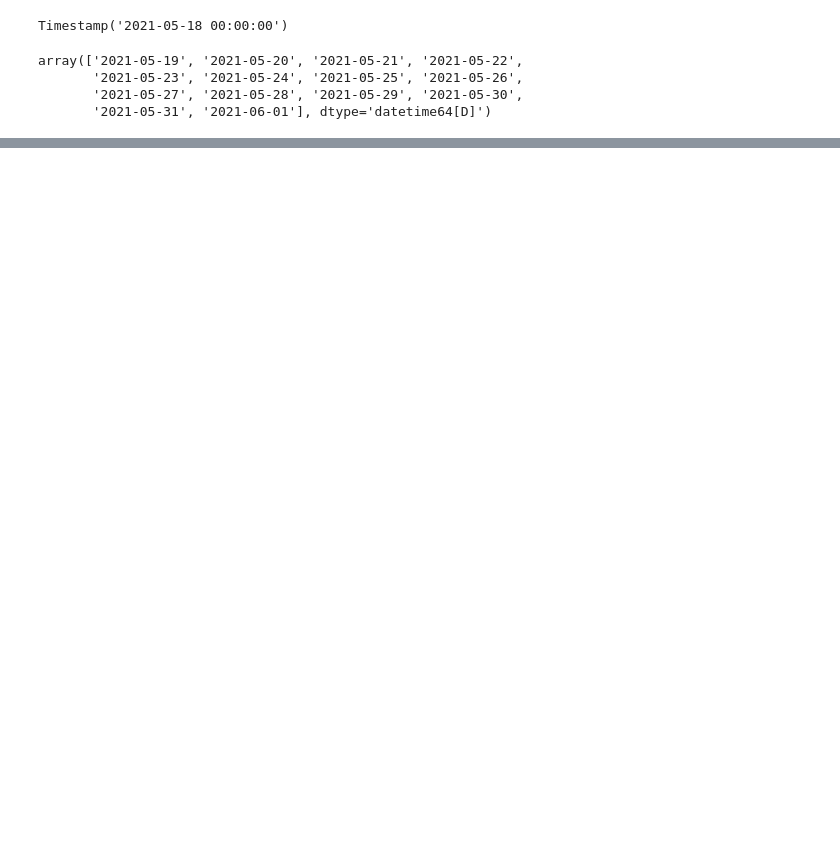
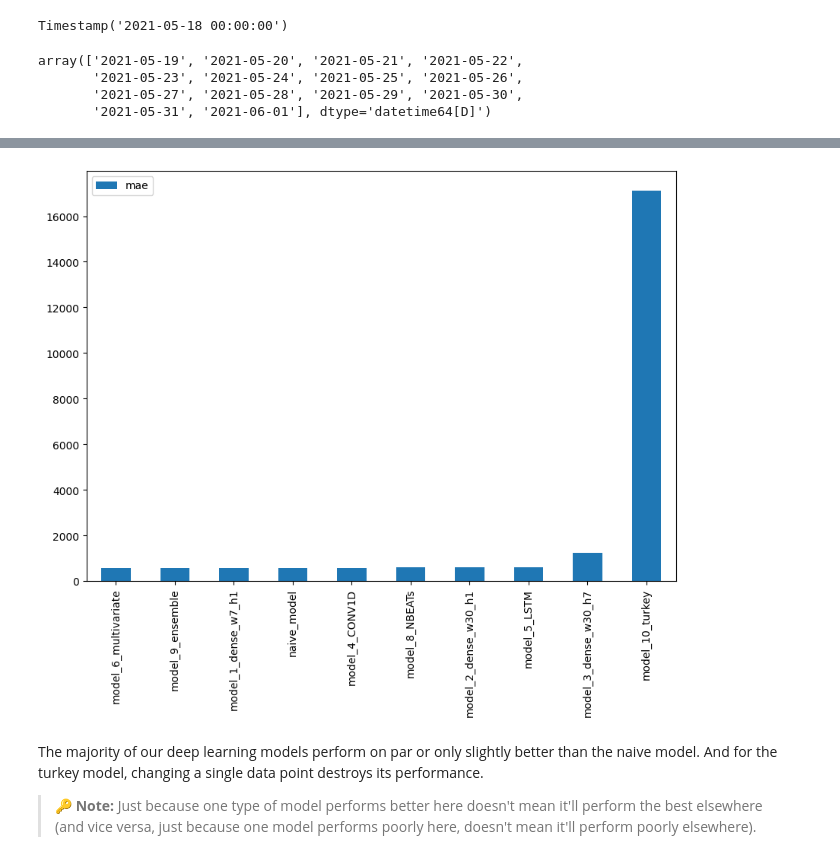
Before and after one commit to kishan5111/Deep_Learning_Vault, a Jupyter notebook: notebooks/tensorflow_course/17_time_series_forecasting_with__tensorflow.ipynb, the cells around one changed output, grey strips where cells are left out. Drawn from its saved outputs; the diff is of its cells as text; code cells hidden in the pictures; blank space fills up the shorter version.

```diff
--- a/notebooks/tensorflow_course/17_time_series_forecasting_with__tensorflow.ipynb
+++ b/notebooks/tensorflow_course/17_time_series_forecasting_with__tensorflow.ipynb
@@ -2207,0 +2332,5 @@ plot_time_series(next_time_steps, future_forecast, format="-", label="Predicted
+# %%
+# Evalaute turkey preds
+turkey_results = evaluate_preds(y_true=y_test,
+                                y_pred=turkey_preds)
+turkey_results
@@ -2207,0 +2384,13 @@ plot_time_series(next_time_steps, future_forecast, format="-", label="Predicted
+# %%
+# Compare different model results (w = window, h = horizon, e.g. w=7 means a window size of 7)
+model_results = pd.DataFrame({"naive_model": naive_results,
+                              "model_1_dense_w7_h1": model_1_results,
+                              "model_2_dense_w30_h1": model_2_results,
+                              "model_3_dense_w30_h7": model_3_results,
+                              "model_4_CONV1D": model_4_results,
+                              "model_5_LSTM": model_5_results,
+                              "model_6_multivariate": model_6_results,
+                              "model_8_NBEATs": model_7_results,
+                              "model_9_ensemble": ensemble_results,
+                              "model_10_turkey": turkey_results}).T
+model_results.head(10)
@@ -2207,0 +2409,9 @@ plot_time_series(next_time_steps, future_forecast, format="-", label="Predicted
+# %%
+# Sort model results by MAE and plot them
+model_results[["mae"]].sort_values(by="mae").plot(figsize=(10, 7), kind="bar");
+# %% [output]
+[figure, added]
+# %% [markdown]
+The majority of our deep learning models perform on par or only slightly better than the naive model. And for the turkey model, changing a single data point destroys its performance.
+
+> **🔑 Note:** Just because one type of model performs better here doesn't mean it'll perform the best elsewhere (and vice versa, just because one model performs poorly here, doesn't mean it'll perform poorly elsewhere).
```
Also changed, not shown: parts of 79 cells of this notebook.
